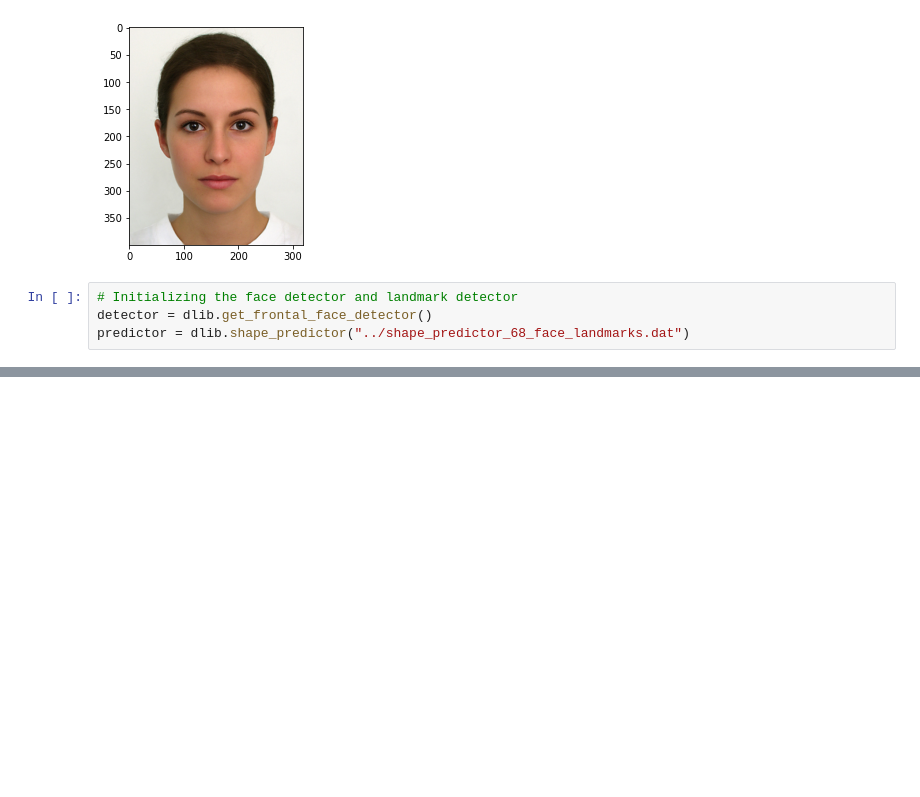
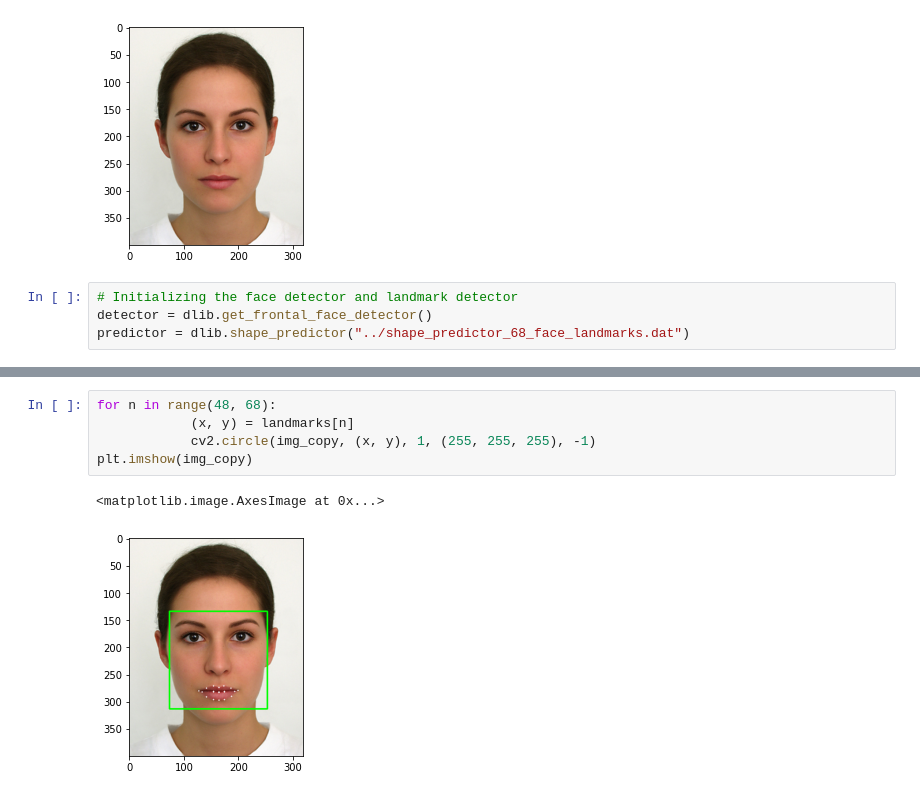
Before and after one commit to g-4-gagan/DrowsinessResearchPractice, a Jupyter notebook: Final/Part3.ipynb, the cells around one changed output, grey strips where cells are left out. Cells and saved outputs as stored; diff of their text form; blank space fills up the shorter version.

Commit message:
facial landmarks using dlib

```diff
--- a/Final/Part3.ipynb
+++ b/Final/Part3.ipynb
@@ -91,0 +56,8 @@ while True:
+# %%
+for n in range(48, 68):
+            (x, y) = landmarks[n]
+            cv2.circle(img_copy, (x, y), 1, (255, 255, 255), -1)
+plt.imshow(img_copy)
+# %% [output]
+<matplotlib.image.AxesImage at 0x...>
+[figure, added]
```
Also changed, not shown: parts of 7 cells of this notebook, 1 other file.
